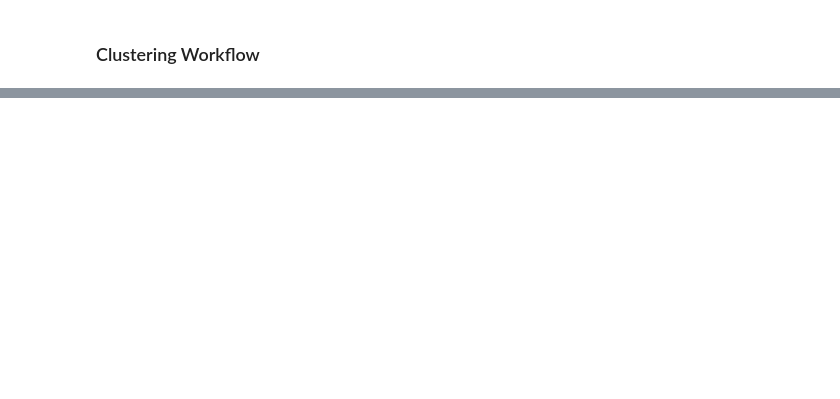
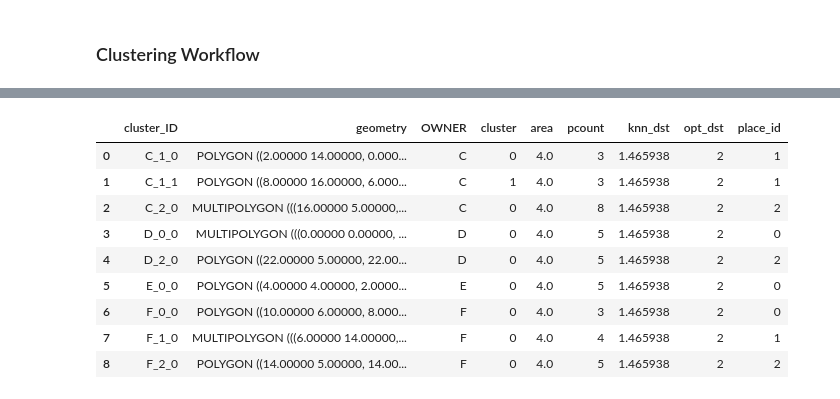
Before and after one commit to abreunig-clgx/superparcels, a Jupyter notebook: clustering/mre/phase2_cluster_mre.ipynb, the cells around one changed output, grey strips where cells are left out. Saved outputs shown, nothing was run; the diff lists cells and outputs as text; code cells hidden in the pictures; blank space fills up the shorter version.

```diff
--- a/clustering/mre/phase2_cluster_mre.ipynb
+++ b/clustering/mre/phase2_cluster_mre.ipynb
@@ -129,6 +180,6 @@ def compute_distance_matrix(polygons):
 
     return distance_matrix
 # %%
-parcels = pd.concat([p1_parcel_gdf, p2_parcel_gdf], ignore_index=True)
+parcels = pd.concat([p1_parcel_gdf, p2_parcel_gdf, p3_parcel_gdf], ignore_index=True)
 
 display(parcels.head(3))
@@ -135,7 +191,11 @@ display(parcels.head(3))
 # %%
 sample_size = 3
-min_urban_distance = 3
+min_urban_distance = 2
 max_distance = 5
+n_ratio = 0.3
+knn_max_neighbors = 5
+all_clustered_parcel_data = gpd.GeoDataFrame()
+all_single_parcel_data = gpd.GeoDataFrame()
 for place_id, place_data in place_gdf.iterrows():
     print(f"Processing place {place_id}")
     sub_parcels = parcels[parcels.within(place_data['geometry'])]
@@ -149,12 +209,19 @@ for place_id, place_data in place_gdf.iterrows():
 
     distances = compute_regional_distance_matrix(sub_parcels)
 
-    def compute_nneighbors(dmatrix, ratio, max_neighbors):
+
+    def compute_density(dmatrix, num_parcels):
+        density = len(sub_parcels) / np.ptp(distances)
+        return density
+
+    density = compute_density(distances, len(sub_parcels))
+
+    def compute_nneighbors(density, num_parcels):
         # 10% of the data or 5 neighbors
-        n_neighbors = max(int(len(dmatrix) * ratio), max_neighbors)
+        n_neighbors = min(int(num_parcels * density), num_parcels - 1)
         return n_neighbors
 
-    n_neighbors = compute_nneighbors(distances, ratio=0.1, max_neighbors=5)
+    n_neighbors = compute_nneighbors(density, len(sub_parcels))
 
     def compute_optimal_distance(dmatrix, n_neighbors, min_urban_distance, max_distance):
         knn = NearestNeighbors(n_neighbors=n_neighbors).fit(dmatrix.reshape(-1, 1))
@@ -165,11 +232,14 @@ for place_id, place_data in place_gdf.iterrows():
         elbow_index = np.argmax(difference) + 1
 
         # take distance from KNN elbow --> must be greater than min_urban_distance and less than max_distance
-        optimal_distance = min(max(ceil(smooth_dist[elbow_index]), min_urban_distance), max_distance)
+        knn_optimal_distance = smooth_dist[elbow_index]
+        optimal_distance = min(max(ceil(knn_optimal_distance), min_urban_distance), max_distance)
 
-        return optimal_distance
+        return optimal_distance, knn_optimal_distance
 
-    optimal_distance = compute_optimal_distance(distances, n_neighbors, min_urban_distance, max_distance)
+    optimal_distance, knn_optimal_distance = compute_optimal_distance(distances, n_neighbors, min_urban_distance, max_distance)
+
+    print(f"Optimal distance for Place {place_id}: {optimal_distance}")
 
 
     unique_owners = sub_parcels['OWNER'].unique()
@@ -177,7 +247,7 @@ for place_id, place_data in place_gdf.iterrows():
     single_parcel_data = gpd.GeoDataFrame()
     for owner in unique_owners:
         owner_parcels = sub_parcels[sub_parcels['OWNER'] == owner]
-        print(f"Owner {owner} has {len(owner_parcels)} parcels")
+        #print(f"Owner {owner} has {len(owner_parcels)} parcels")
         polygons = owner_parcels['geometry'].to_list()
         distance_matrix = compute_distance_matrix(polygons)
         if distance_matrix.shape[0] < 3: # only two parcels
@@ -201,11 +271,17 @@ for place_id, place_data in place_gdf.iterrows():
         cluster_filter = owner_parcels[~owner_parcels['cluster'].isin(single_parcel_filter_ids)]
         if len(cluster_filter) > 0:
             cluster_filter['pcount'] = cluster_filter['cluster'].map(counts) # add parcel count to filter dataframe
-            cluster_filter['buff_dist'] = optimal_distance # dbscan distane is euivalent to the required buffer distance
+            cluster_filter['knn_dst'] = knn_optimal_distance
+            cluster_filter['opt_dst'] = optimal_distance # dbscan distane is euivalent to the required buffer distance
+            cluster_filter['place_id'] = place_id
             clustered_parcel_data = pd.concat([clustered_parcel_data, cluster_filter], ignore_index=True)
+
+    clustered_parcel_data['cluster_ID'] = clustered_parcel_data['OWNER'] + '_' + str(place_id) + '_' + clustered_parcel_data['cluster'].astype(str)
+    all_clustered_parcel_data = pd.concat([all_clustered_parcel_data, clustered_parcel_data], ignore_index=True)
+    all_single_parcel_data = pd.concat([all_single_parcel_data, single_parcel_data], ignore_index=True)
 
 
 
 
 
-    break
+    print('________________________________________________________')
@@ -222,6 +310,17 @@ cluster_map.plot()
 # %%
-parcel_dissolve = clustered_parcel_data.dissolve(by='cluster_ID').reset_index()
+parcel_dissolve = all_clustered_parcel_data.dissolve(by='cluster_ID').reset_index()
 parcel_dissolve
+# %% [output]
+|  | cluster_ID | geometry | OWNER | cluster | area | pcount | knn_dst | opt_dst | place_id |
+| 0 | C_1_0 | POLYGON ((2.00000 14.00000, 0.000... | C | 0 | 4.0 | 3 | 1.465938 | 2 | 1 |
+| 1 | C_1_1 | POLYGON ((8.00000 16.00000, 6.000... | C | 1 | 4.0 | 3 | 1.465938 | 2 | 1 |
+| 2 | C_2_0 | MULTIPOLYGON (((16.00000 5.00000,... | C | 0 | 4.0 | 8 | 1.465938 | 2 | 2 |
+| 3 | D_0_0 | MULTIPOLYGON (((0.00000 0.00000, ... | D | 0 | 4.0 | 5 | 1.465938 | 2 | 0 |
+| 4 | D_2_0 | POLYGON ((22.00000 5.00000, 22.00... | D | 0 | 4.0 | 5 | 1.465938 | 2 | 2 |
+| 5 | E_0_0 | POLYGON ((4.00000 4.00000, 2.0000... | E | 0 | 4.0 | 5 | 1.465938 | 2 | 0 |
+| 6 | F_0_0 | POLYGON ((10.00000 6.00000, 8.000... | F | 0 | 4.0 | 3 | 1.465938 | 2 | 0 |
+| 7 | F_1_0 | MULTIPOLYGON (((6.00000 14.00000,... | F | 0 | 4.0 | 4 | 1.465938 | 2 | 1 |
+| 8 | F_2_0 | POLYGON ((14.00000 5.00000, 14.00... | F | 0 | 4.0 | 5 | 1.465938 | 2 | 2 |
 # %%
 parcel_dissolve['geometry'] = parcel_dissolve['geometry'].buffer(3)
 parcel_dissolve['geometry'] = parcel_dissolve['geometry'].buffer(-3)
```
Also changed, not shown: parts of 15 cells of this notebook, 1 other file.
